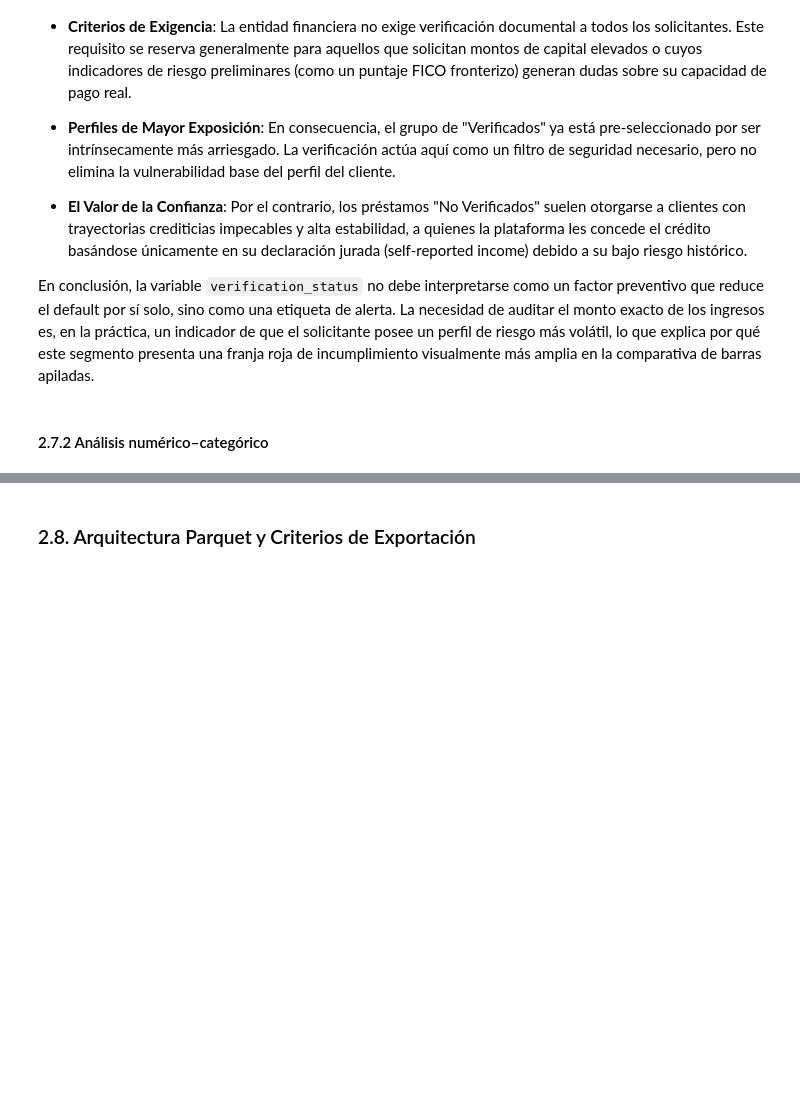
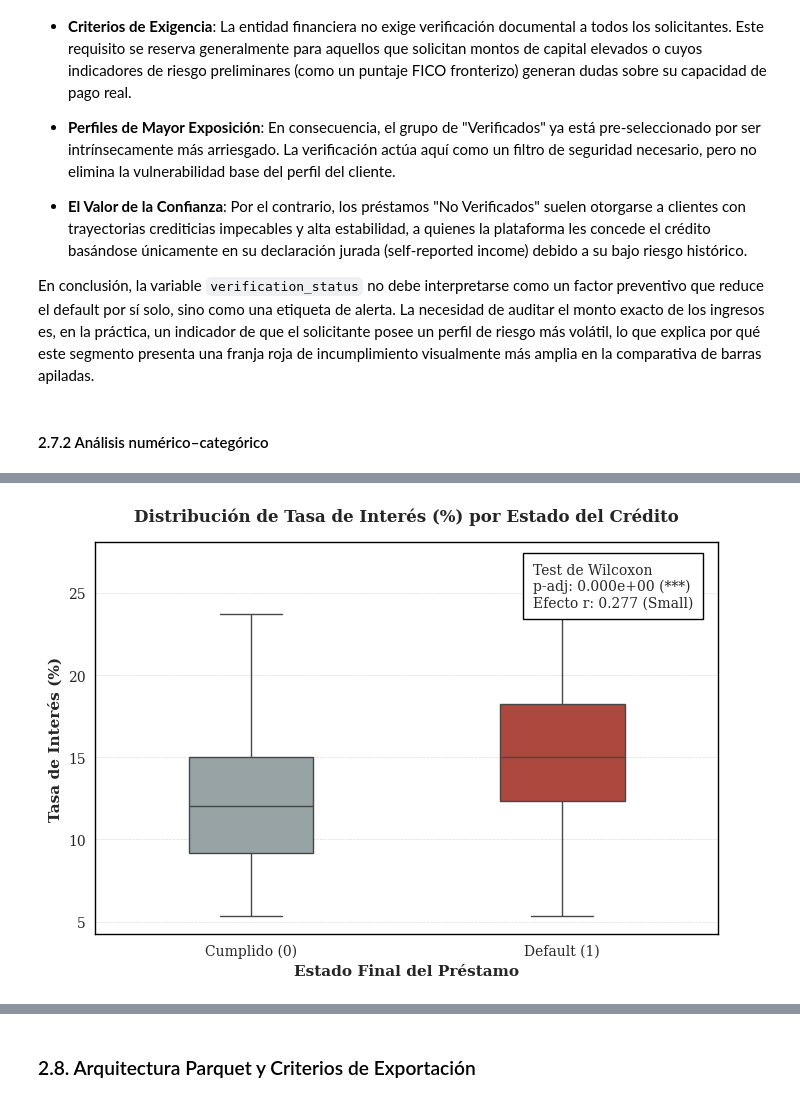
Before and after one commit to cjarango/lending-risk-pyspark, a Jupyter notebook: notebooks/lending-risk-pyspark.ipynb, the cells around one changed output, grey strips where cells are left out. Saved outputs shown, nothing was run; the diff lists cells and outputs as text; code cells hidden in the pictures; blank space fills up the shorter version.

```diff
--- a/notebooks/EDA.ipynb
+++ b/notebooks/lending-risk-pyspark.ipynb
@@ -3397,0 +3511,4 @@ display(styled_contrast)
+# %%
+plot_boxplot(df_reduce, var_col='int_rate', var_label='Tasa de Interés (%)', target_col='default', stats_vector=[0.000000, 0.277173])
+# %% [output]
+[figure, added]
```
Also changed, not shown: parts of 52 cells of this notebook.
